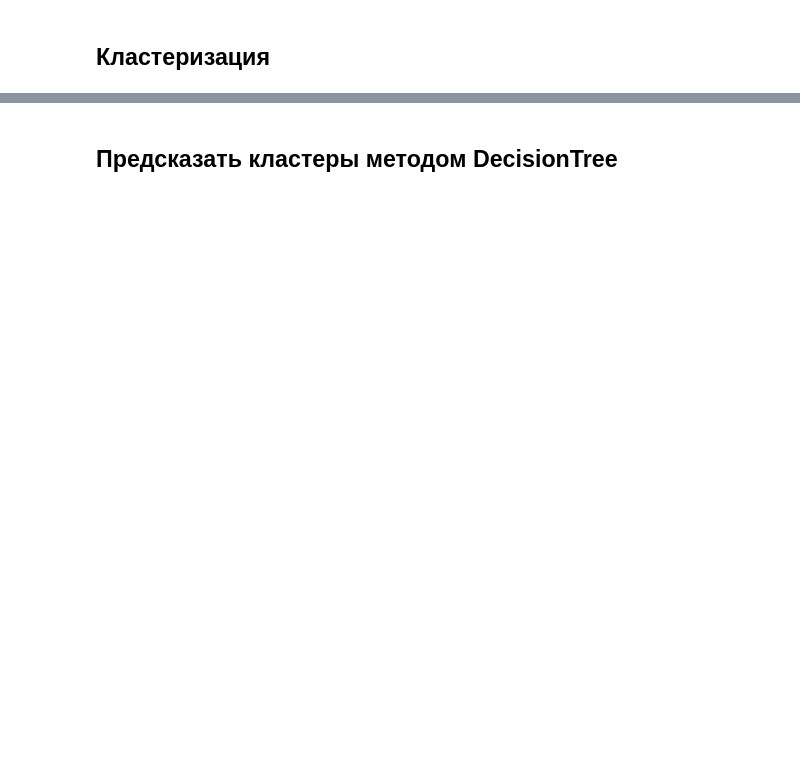
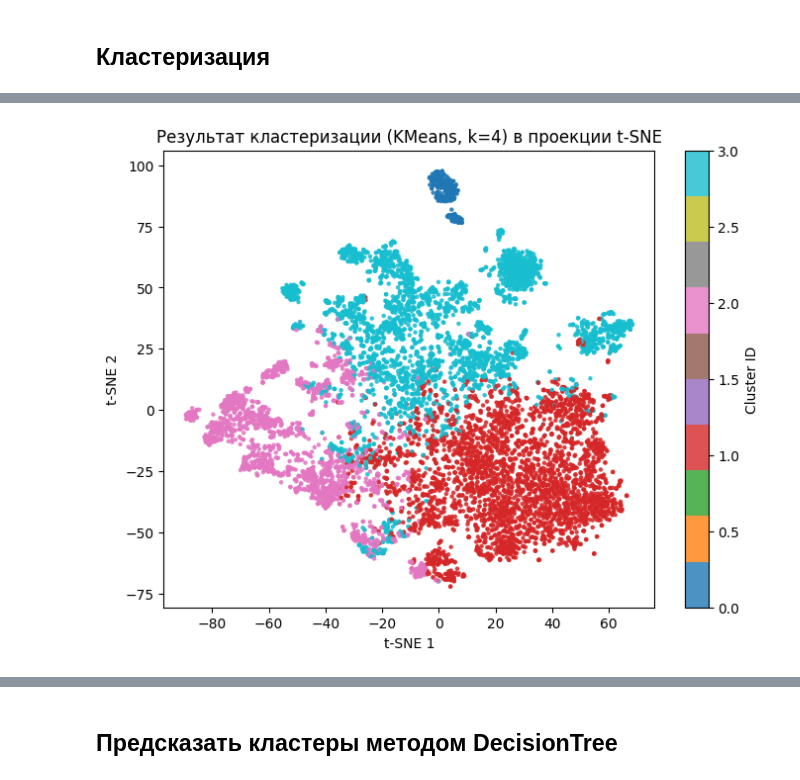
Before and after one commit to kvikik/MMO, a Jupyter notebook: Практика_5_2.ipynb, the cells around one changed output, grey strips where cells are left out. Cells and saved outputs as stored; diff of their text form; code cells hidden in the pictures; blank space fills up the shorter version.

```diff
--- a/Практика_5_2.ipynb
+++ b/Практика_5_2.ipynb
@@ -141,0 +235,33 @@ df.cluster = ...
+# %%
+from sklearn.manifold import TSNE
+import matplotlib.pyplot as plt
+
+X = X_features
+y = df["cluster"].values  # метки кластеров KMeans
+
+tsne = TSNE(
+    n_components=2,
+    perplexity=30,
+    learning_rate=200,
+    n_iter=1000,
+    random_state=42
+)
+
+X_2d = tsne.fit_transform(X)
+
+plt.figure(figsize=(8, 6))
+scatter = plt.scatter(
+    X_2d[:, 0],
+    X_2d[:, 1],
+    c=y,
+    cmap="tab10",
+    s=5,
+    alpha=0.8
+)
+plt.colorbar(scatter, label="Cluster ID")
+plt.title("Результат кластеризации (KMeans, k=4) в проекции t-SNE")
+plt.xlabel("t-SNE 1")
+plt.ylabel("t-SNE 2")
+plt.show()
+# %% [output]
+[figure, added]
```
Also changed, not shown: parts of 25 cells of this notebook.
